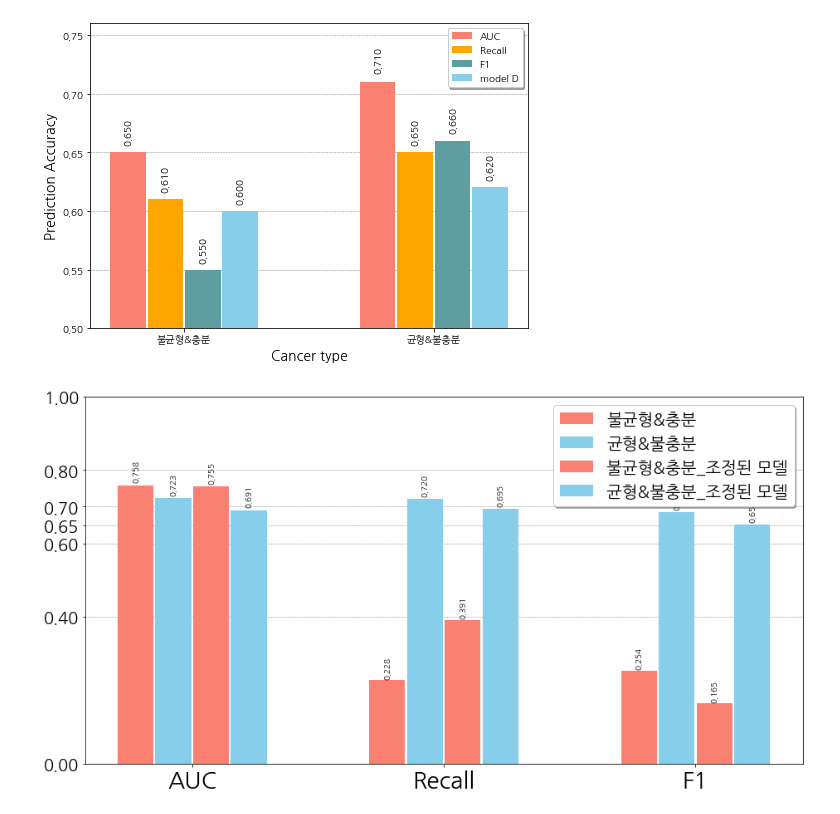
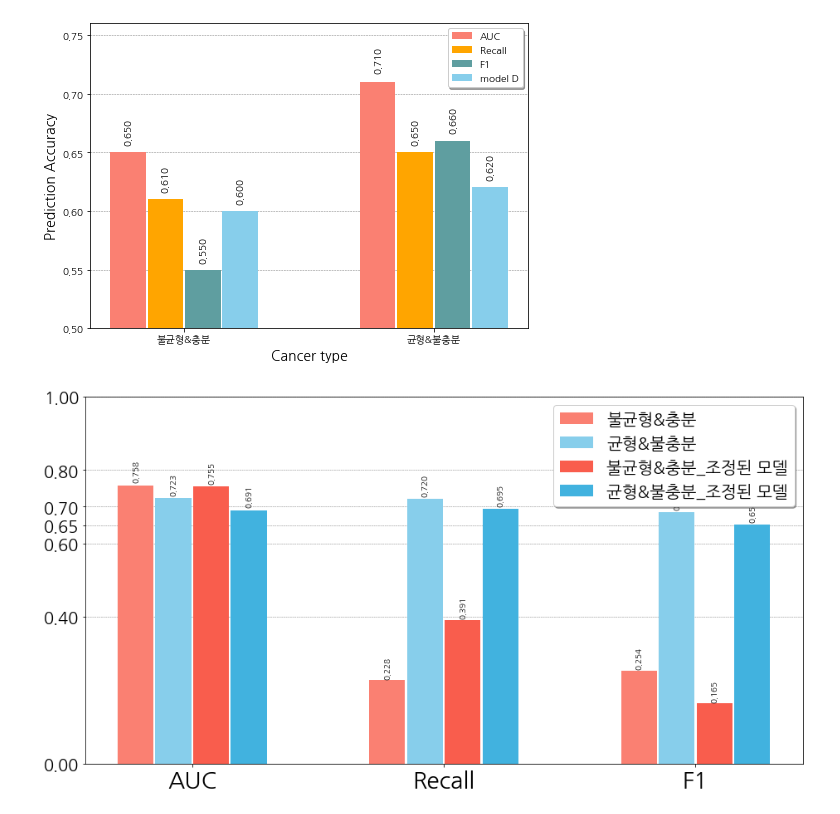
Before and after one commit to Kimchangheon/ToxcastML-BioDiscovery, a Jupyter notebook: Untitled.ipynb, the cells around one changed output. Saved outputs shown, nothing was run; the diff lists cells and outputs as text; code cells hidden in the pictures.

```diff
--- a/Untitled.ipynb
+++ b/Untitled.ipynb
@@ -87,7 +87,7 @@ def main():
 
 	#### 2. matplotlib의 figure 및 axis 설정
 	fig, ax = plt.subplots(1,1,figsize=(13,7)) # 1x1 figure matrix 생성, 가로(7인치)x세로(5인치) 크기지정
-	colors = ['salmon', 'skyblue', 'salmon', 'skyblue']
+	colors = ['#FA8072', '#87CEEB', '#F95D4D', '#41B2DF']
 	width = 0.15
 
 	#### 3. bar 그리기
@@ -108,31 +108,31 @@ def main():
 # 	ax.set_ylabel('Prediction Accuracy', fontsize=20)
 
 	#### 6. 범례 나타내기
 	ax.legend(loc='upper right', shadow=True, ncol=1,fontsize = 20)
 
 	#### 7. 보조선(눈금선) 나타내기
 	ax.set_axisbelow(True)
 	ax.yaxis.grid(True, color='gray', linestyle='dashed', linewidth=0.5)
 
 	#### 8. 그래프 저장하고 출력하기
 	plt.tight_layout()
 	plt.savefig('ex_barplot.png', format='png', dpi=300)
 	plt.show()
 
 def compute_pos(xticks, width, i, models) :
   index = np.arange(len(xticks))
   n = len(models)
   correction = i-0.5*(n-1)
   return index + width*correction
 
 def present_height(ax, bar):
 	for rect in bar:
 		height = rect.get_height()
 		posx = rect.get_x()+rect.get_width()*0.5
 		posy = height*1.01
 		ax.text(posx, posy, '%.3f' % height, rotation=90, ha='center', va='bottom')
 
 if __name__=='__main__':
 	main()
 # %% [output]
-[figure, old version]
+[figure, new version]
```
Also changed, not shown: 1 other file.
